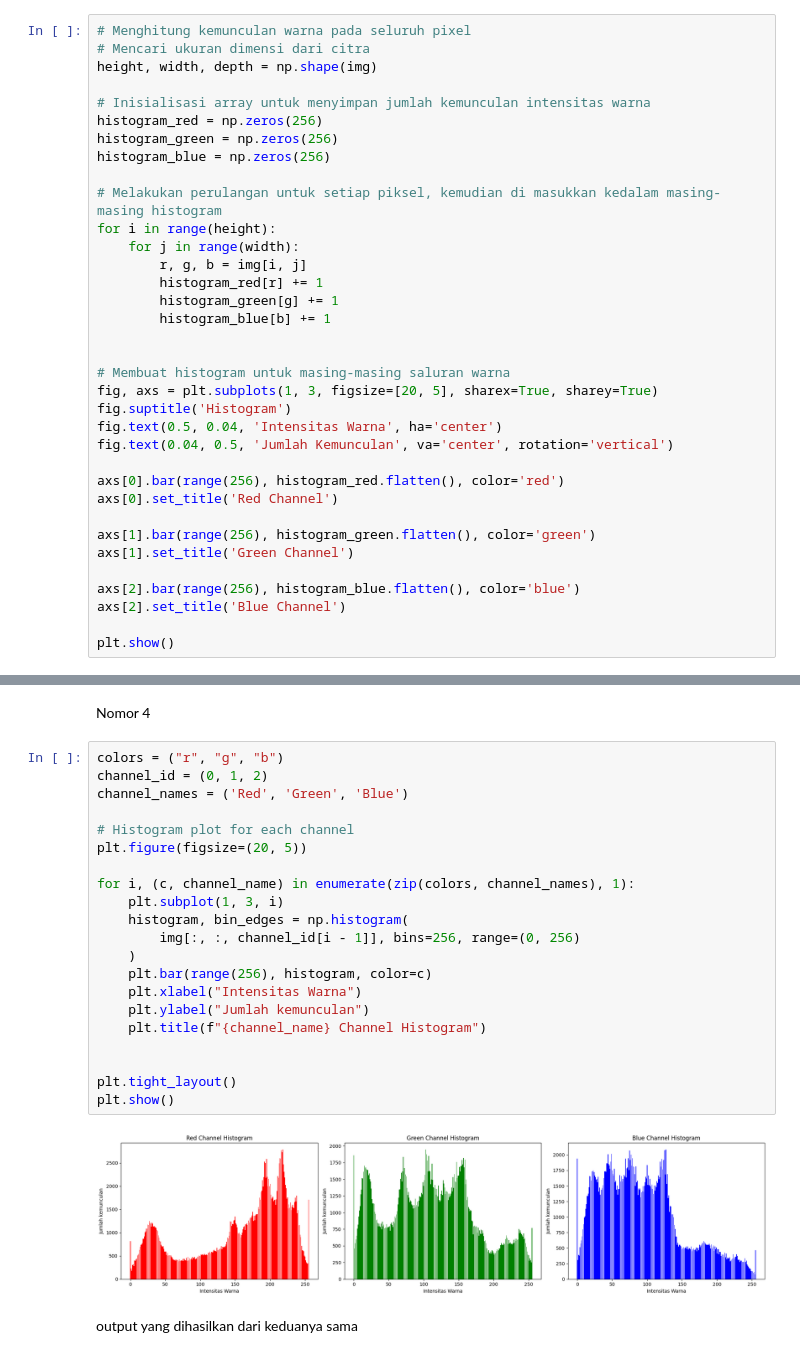
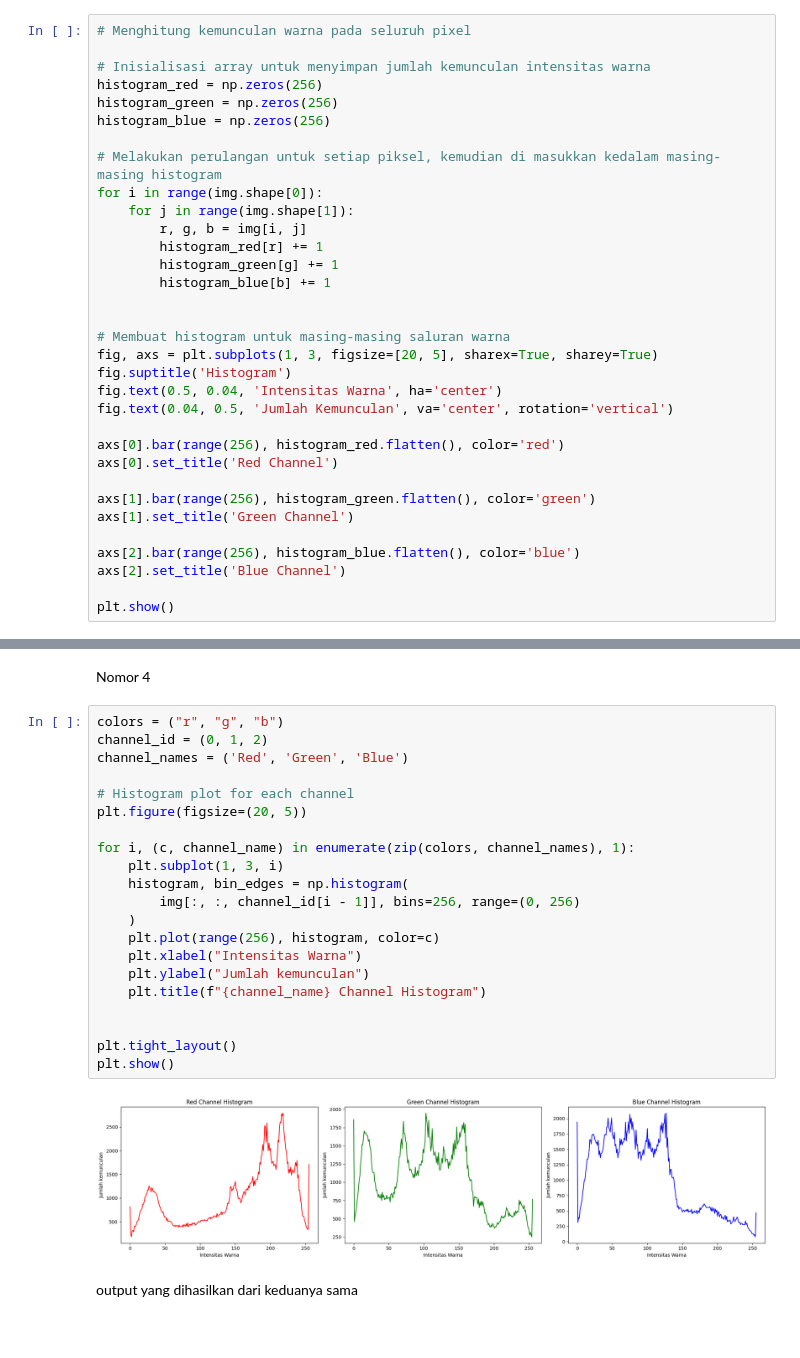
Before and after one commit to Arainal0112/PCVK_Ganjil_2023, a Jupyter notebook: Week6.ipynb, the cells around one changed output, grey strips where cells are left out. Saved outputs shown, nothing was run; the diff lists cells and outputs as text.

```diff
--- a/Week6.ipynb
+++ b/Week6.ipynb
@@ -35,8 +35,6 @@ plt.imshow(img);
 3. Membuat histogram citra dari gambar lena.jpg
 # %%
 # Menghitung kemunculan warna pada seluruh pixel
-# Mencari ukuran dimensi dari citra
-height, width, depth = np.shape(img)
 
 # Inisialisasi array untuk menyimpan jumlah kemunculan intensitas warna
 histogram_red = np.zeros(256)
@@ -44,8 +42,8 @@ histogram_green = np.zeros(256)
 histogram_blue = np.zeros(256)
 
 # Melakukan perulangan untuk setiap piksel, kemudian di masukkan kedalam masing-masing histogram
-for i in range(height):
-    for j in range(width):
+for i in range(img.shape[0]):
+    for j in range(img.shape[1]):
         r, g, b = img[i, j]
         histogram_red[r] += 1
         histogram_green[g] += 1
@@ -75,26 +73,26 @@ Nomor 4
 # %%
 colors = ("r", "g", "b")
 channel_id = (0, 1, 2)
 channel_names = ('Red', 'Green', 'Blue')
 
 # Histogram plot for each channel
 plt.figure(figsize=(20, 5))
 
 for i, (c, channel_name) in enumerate(zip(colors, channel_names), 1):
     plt.subplot(1, 3, i)
     histogram, bin_edges = np.histogram(
         img[:, :, channel_id[i - 1]], bins=256, range=(0, 256)
     )
-    plt.bar(range(256), histogram, color=c)
+    plt.plot(range(256), histogram, color=c)
     plt.xlabel("Intensitas Warna")
     plt.ylabel("Jumlah kemunculan")
     plt.title(f"{channel_name} Channel Histogram")
 
 
 plt.tight_layout()
 plt.show()
 # %% [output]
-[figure, old version]
+[figure, new version]
 # %% [markdown]
 output yang dihasilkan dari keduanya sama
 # %% [markdown]
```
Also changed, not shown: parts of 11 cells of this notebook.
